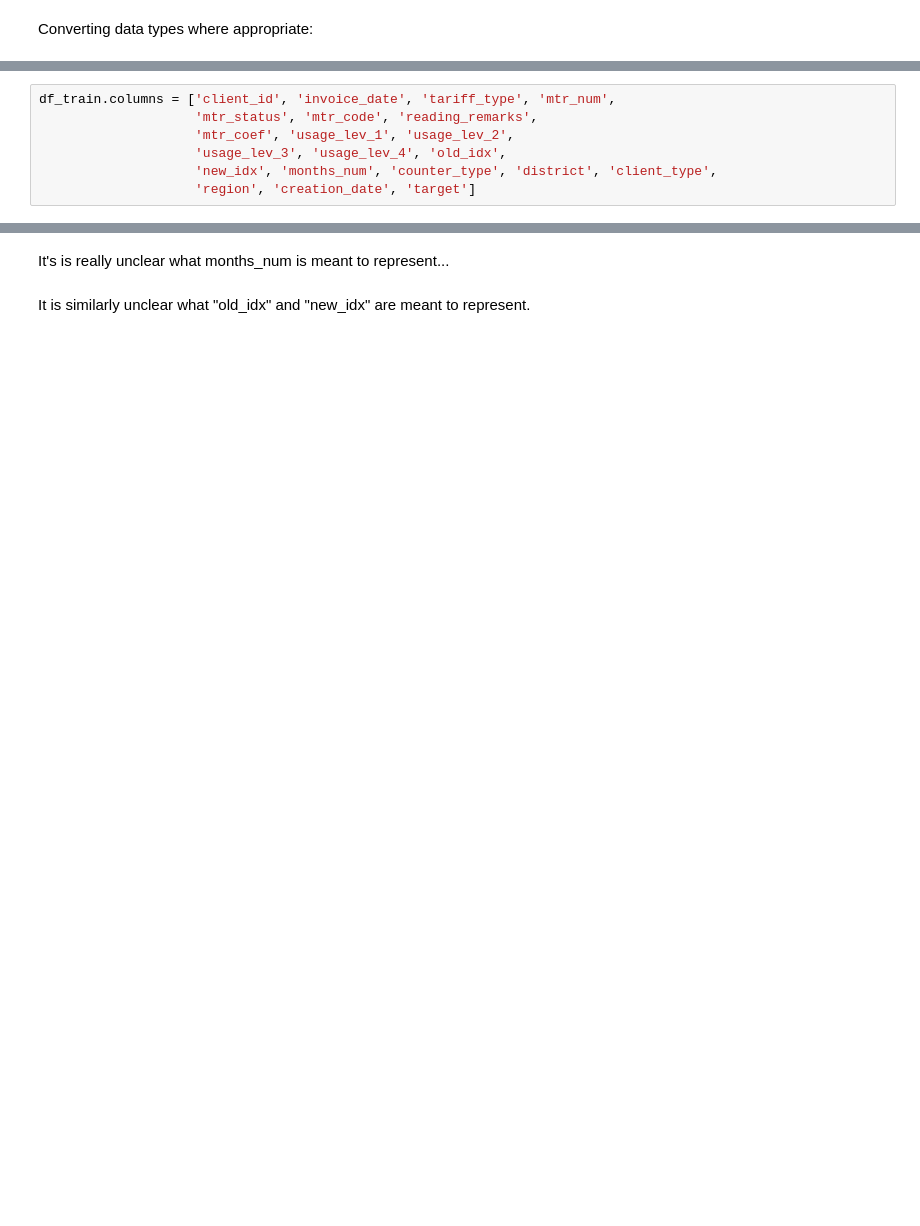
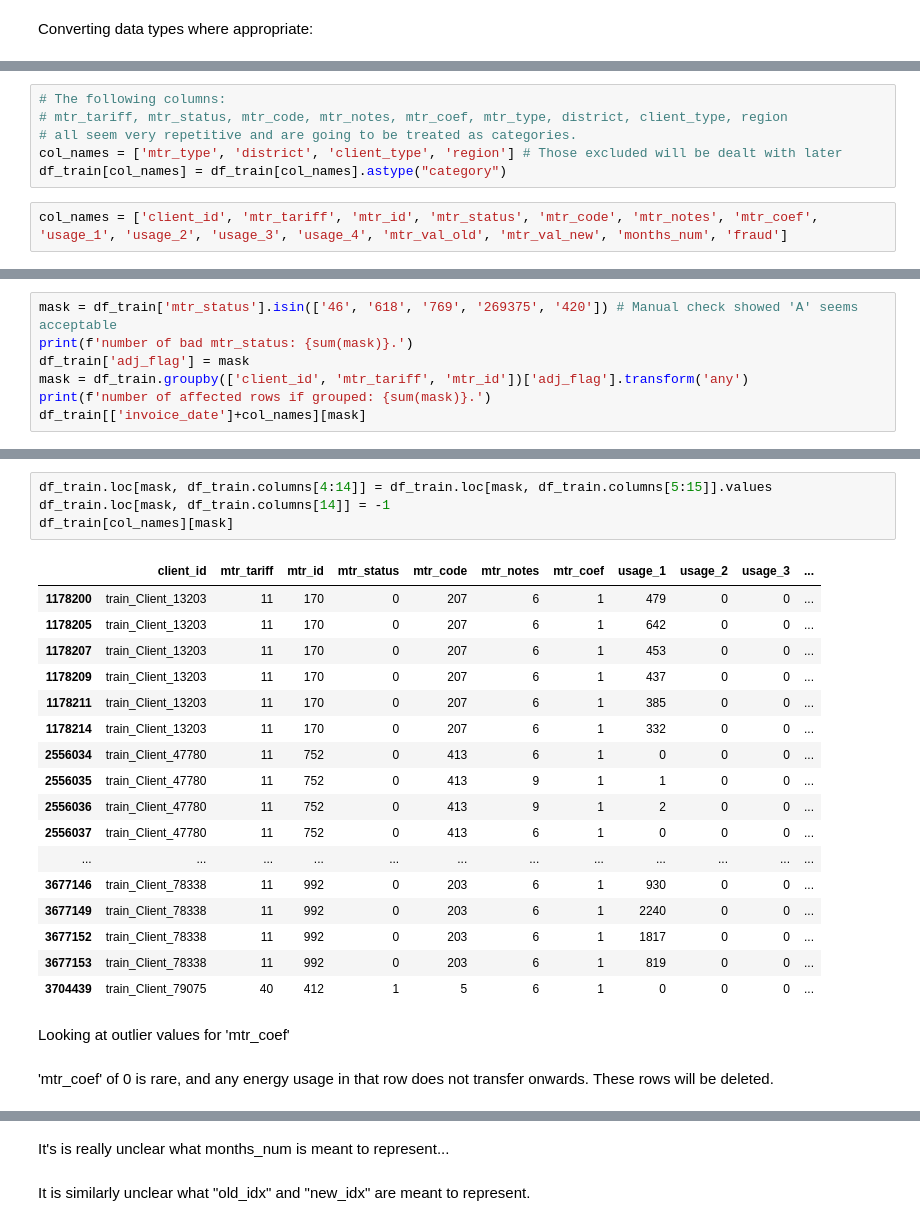
Before and after one commit to insatiablycivil/Fraud_Detection_Energy_Consumption, a Jupyter notebook: Exploratory Data Analysis.ipynb, the cells around one changed output, grey strips where cells are left out. Drawn from its saved outputs; the diff is of its cells as text; blank space fills up the shorter version.

```diff
--- a/Exploratory Data Analysis.ipynb
+++ b/Exploratory Data Analysis.ipynb
@@ -225,7 +225,0 @@ Going to rename the columns slightly.
-# %%
-df_train.columns = ['client_id', 'invoice_date', 'tariff_type', 'mtr_num',
-                    'mtr_status', 'mtr_code', 'reading_remarks',
-                    'mtr_coef', 'usage_lev_1', 'usage_lev_2',
-                    'usage_lev_3', 'usage_lev_4', 'old_idx',
-                    'new_idx', 'months_num', 'counter_type', 'district', 'client_type',
-                    'region', 'creation_date', 'target']
@@ -231,0 +228,8 @@ df_train.columns = ['client_id', 'invoice_date', 'tariff_type', 'mtr_num',
+# %%
+# The following columns:
+# mtr_tariff, mtr_status, mtr_code, mtr_notes, mtr_coef, mtr_type, district, client_type, region
+# all seem very repetitive and are going to be treated as categories.
+col_names = ['mtr_type', 'district', 'client_type', 'region'] # Those excluded will be dealt with later
+df_train[col_names] = df_train[col_names].astype("category")
+# %%
+col_names = ['client_id', 'mtr_tariff', 'mtr_id', 'mtr_status', 'mtr_code', 'mtr_notes', 'mtr_coef', 'usage_1', 'usage_2', 'usage_3', 'usage_4', 'mtr_val_old', 'mtr_val_new', 'months_num', 'fraud']
@@ -231,0 +345,7 @@ df_train.columns = ['client_id', 'invoice_date', 'tariff_type', 'mtr_num',
+# %%
+mask = df_train['mtr_status'].isin(['46', '618', '769', '269375', '420']) # Manual check showed 'A' seems acceptable
+print(f'number of bad mtr_status: {sum(mask)}.')
+df_train['adj_flag'] = mask
+mask = df_train.groupby(['client_id', 'mtr_tariff', 'mtr_id'])['adj_flag'].transform('any')
+print(f'number of affected rows if grouped: {sum(mask)}.')
+df_train[['invoice_date']+col_names][mask]
@@ -231,0 +377,26 @@ df_train.columns = ['client_id', 'invoice_date', 'tariff_type', 'mtr_num',
+# %%
+df_train.loc[mask, df_train.columns[4:14]] = df_train.loc[mask, df_train.columns[5:15]].values
+df_train.loc[mask, df_train.columns[14]] = -1
+df_train[col_names][mask]
+# %% [output]
+|  | client_id | mtr_tariff | mtr_id | mtr_status | mtr_code | mtr_notes | mtr_coef | usage_1 | usage_2 | usage_3 | ... |
+| 1178200 | train_Client_13203 | 11 | 170 | 0 | 207 | 6 | 1 | 479 | 0 | 0 | ... |
+| 1178205 | train_Client_13203 | 11 | 170 | 0 | 207 | 6 | 1 | 642 | 0 | 0 | ... |
+| 1178207 | train_Client_13203 | 11 | 170 | 0 | 207 | 6 | 1 | 453 | 0 | 0 | ... |
+| 1178209 | train_Client_13203 | 11 | 170 | 0 | 207 | 6 | 1 | 437 | 0 | 0 | ... |
+| 1178211 | train_Client_13203 | 11 | 170 | 0 | 207 | 6 | 1 | 385 | 0 | 0 | ... |
+| 1178214 | train_Client_13203 | 11 | 170 | 0 | 207 | 6 | 1 | 332 | 0 | 0 | ... |
+| 2556034 | train_Client_47780 | 11 | 752 | 0 | 413 | 6 | 1 | 0 | 0 | 0 | ... |
+| 2556035 | train_Client_47780 | 11 | 752 | 0 | 413 | 9 | 1 | 1 | 0 | 0 | ... |
+| 2556036 | train_Client_47780 | 11 | 752 | 0 | 413 | 9 | 1 | 2 | 0 | 0 | ... |
+| 2556037 | train_Client_47780 | 11 | 752 | 0 | 413 | 6 | 1 | 0 | 0 | 0 | ... |
+| ... | ... | ... | ... | ... | ... | ... | ... | ... | ... | ... | ... |
+| 3677146 | train_Client_78338 | 11 | 992 | 0 | 203 | 6 | 1 | 930 | 0 | 0 | ... |
+| 3677149 | train_Client_78338 | 11 | 992 | 0 | 203 | 6 | 1 | 2240 | 0 | 0 | ... |
+| 3677152 | train_Client_78338 | 11 | 992 | 0 | 203 | 6 | 1 | 1817 | 0 | 0 | ... |
+| 3677153 | train_Client_78338 | 11 | 992 | 0 | 203 | 6 | 1 | 819 | 0 | 0 | ... |
+| 3704439 | train_Client_79075 | 40 | 412 | 1 | 5 | 6 | 1 | 0 | 0 | 0 | ... |
+# %% [markdown]
+Looking at outlier values for 'mtr_coef'
+# %% [markdown]
+'mtr_coef' of 0 is rare, and any energy usage in that row does not transfer onwards. These rows will be deleted.
```
Also changed, not shown: parts of 243 cells of this notebook.
